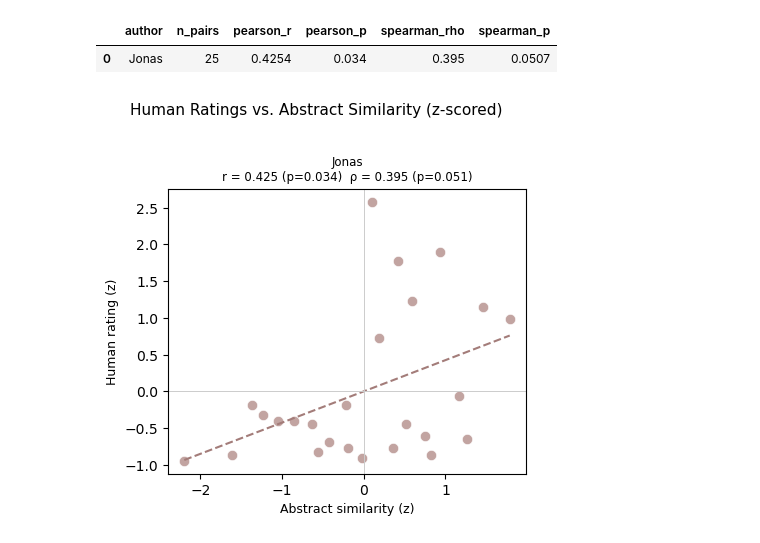
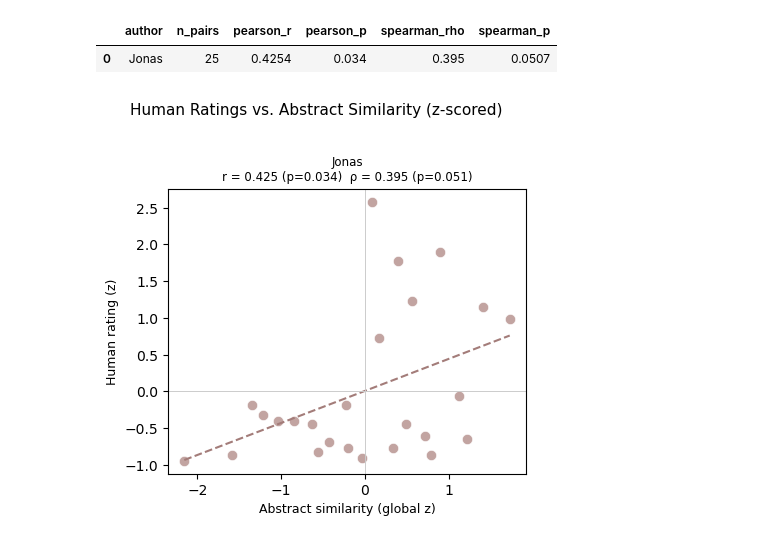
Before and after one commit to OpenEarable/earXplore, a Jupyter notebook: similarity_human_matching/compare_ratings_abstract.ipynb, the cells around one changed output. Drawn from its saved outputs; the diff is of its cells as text; code cells hidden in the pictures.

Commit message:
small bug fix for compare human ratings vs. abstract similarity

```diff
--- a/similarity_human_matching/compare_ratings_abstract.ipynb
+++ b/similarity_human_matching/compare_ratings_abstract.ipynb
@@ -17,7 +17,7 @@ DATA_DIR   = os.path.join(BASE_DIR, '..', 'datasets')
 
 RATINGS_FILE     = os.path.join(BASE_DIR, 'ratings_abstract.json')
 ASSIGNMENTS_FILE = os.path.join(BASE_DIR, 'pair_assignments.json')
-ABS_SIM_FILE     = os.path.join(DATA_DIR, 'abstract_similarity', 'abstract_similarity.csv')
+ABS_SIM_FILE     = os.path.join(DATA_DIR, 'abstract_similarity', 'normalized_abstract_similarity.csv')
 # %%
 # ── Load data ──────────────────────────────────────────────────────────────────
 with open(RATINGS_FILE) as f:
@@ -55,7 +55,7 @@ for author, data in all_ratings.items():
     author_pairs  = assignments['abstract'][author]  # list of [paper_a, paper_b]
 
     human_raw  = []
-    absim_raw  = []
+    absim_vals = []
 
     for pair_idx, pair in enumerate(author_pairs):
         if pair_idx not in rated_entries:
@@ -65,14 +65,16 @@ for author, data in all_ratings.items():
         if np.isnan(sim_val):
             continue
         human_raw.append(rated_entries[pair_idx]['rating'])
-        absim_raw.append(sim_val)
+        absim_vals.append(sim_val)
 
     if len(human_raw) < 3:
         print(f"{author}: not enough data to correlate ({len(human_raw)} pairs).")
         continue
 
-    human_z = standard_normalize(np.array(human_raw, dtype=float))
-    absim_z = standard_normalize(np.array(absim_raw, dtype=float))
+    # Human ratings are z-scored per author (no pre-computed global reference).
+    # Similarity values come pre-standardised from the global matrix — no re-normalisation.
+    human_z  = standard_normalize(np.array(human_raw,  dtype=float))
+    absim_z  = np.array(absim_vals, dtype=float)
 
     pearson_r, pearson_p  = stats.pearsonr(human_z, absim_z)
     spearman_r, spearman_p = stats.spearmanr(human_z, absim_z)
@@ -84,7 +86,7 @@ for author, data in all_ratings.items():
         'pearson_p':      round(pearson_p,  4),
         'spearman_rho':   round(spearman_r, 4),
         'spearman_p':     round(spearman_p, 4),
-        # store normalised arrays for plotting
+        # store arrays for plotting
         '_human_z':  human_z,
         '_absim_z':  absim_z,
     })
@@ -100,33 +102,33 @@ n_authors = len(results)
 if n_authors == 0:
     print("No results to plot yet.")
 else:
     fig, axes = plt.subplots(1, n_authors, figsize=(4.5 * n_authors, 4.2), squeeze=False)
 
     for ax, row in zip(axes[0], results):
         hz = row['_human_z']
         az = row['_absim_z']
 
         ax.scatter(az, hz, color='#b89491', edgecolors='white', linewidths=0.5,
                    s=55, alpha=0.85)
 
         # regression line
         m, b = np.polyfit(az, hz, 1)
         x_line = np.linspace(az.min(), az.max(), 100)
         ax.plot(x_line, m * x_line + b, color='#a37c79', linewidth=1.5, linestyle='--')
 
-        ax.set_xlabel('Abstract similarity (z)', fontsize=9)
-        ax.set_ylabel('Human rating (z)',         fontsize=9)
+        ax.set_xlabel('Abstract similarity (global z)', fontsize=9)
+        ax.set_ylabel('Human rating (z)',               fontsize=9)
         ax.set_title(
             f"{row['author'].replace('_', ' ').title()}\n"
             f"r = {row['pearson_r']:.3f} (p={row['pearson_p']:.3f})  "
             f"ρ = {row['spearman_rho']:.3f} (p={row['spearman_p']:.3f})",
             fontsize=8.5
         )
         ax.axhline(0, color='#ccc', linewidth=0.7)
         ax.axvline(0, color='#ccc', linewidth=0.7)
 
     plt.suptitle('Human Ratings vs. Abstract Similarity (z-scored)', fontsize=11, y=1.02)
     plt.tight_layout()
     plt.show()
 # %% [output]
-[figure, old version]
+[figure, new version]
```
Also changed, not shown: parts of 1 cell of this notebook, 1 other file.
